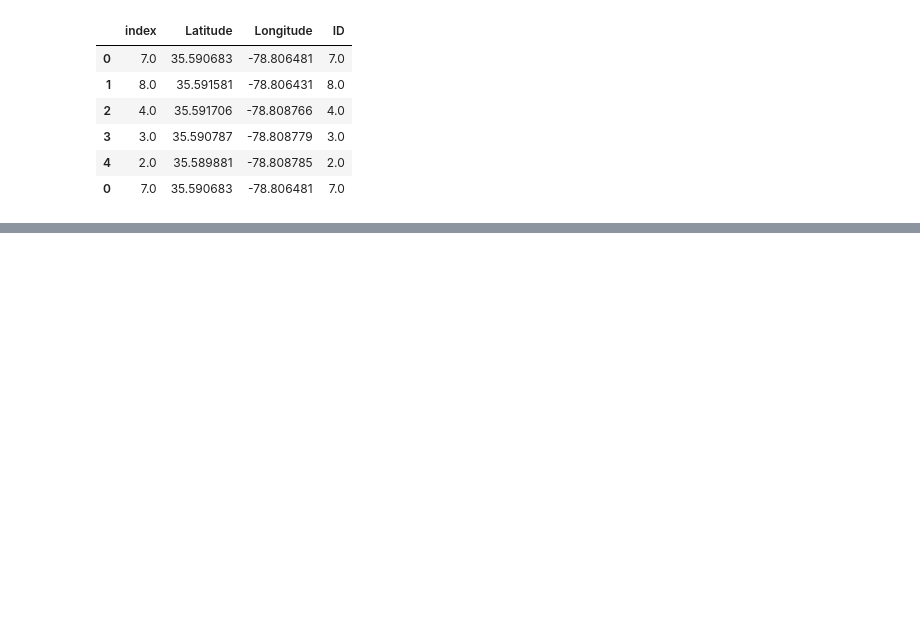
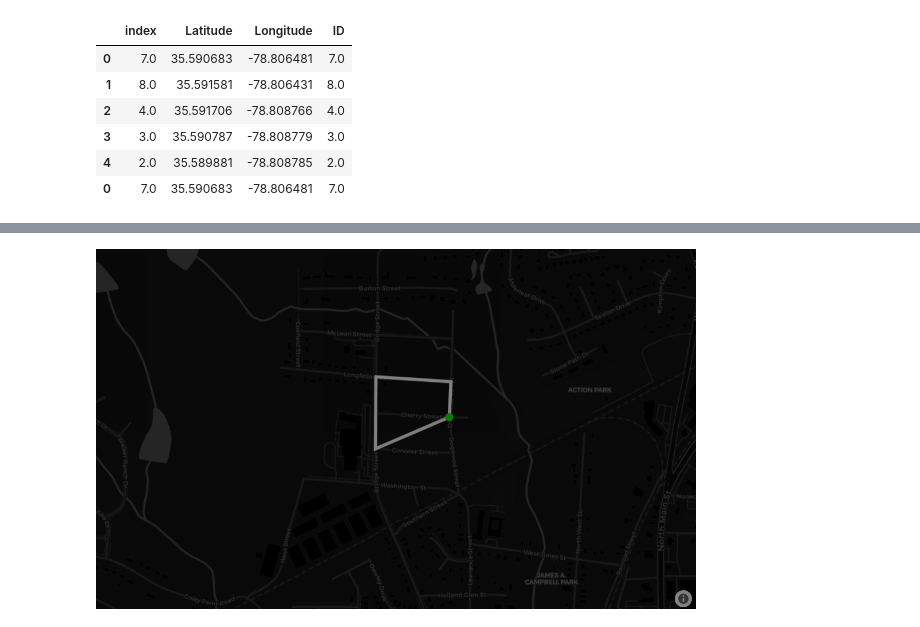
Before and after one commit to Monty2211/Optimal-City-Resource-Deployment-and-Path-Planning-with-Multiple-City-Agencies, a Jupyter notebook: Garbage-Pickup/Model with Visualization.ipynb, the cells around one changed output, grey strips where cells are left out. Saved outputs shown, nothing was run; the diff lists cells and outputs as text; code cells hidden in the pictures; blank space fills up the shorter version.

```diff
--- a/Garbage-Pickup/Model with Visualization.ipynb
+++ b/Garbage-Pickup/Model with Visualization.ipynb
@@ -498,0 +505,5 @@ plot_path(lat3, long3, origin_point3, destination_point3)
+# %%
+#Output for line 245
+Image(filename = "modelnotebook2.png", width = 600, height = 300)
+# %% [output]
+[figure, added]
```
Also changed, not shown: parts of 1 cell of this notebook, 1 other file.
